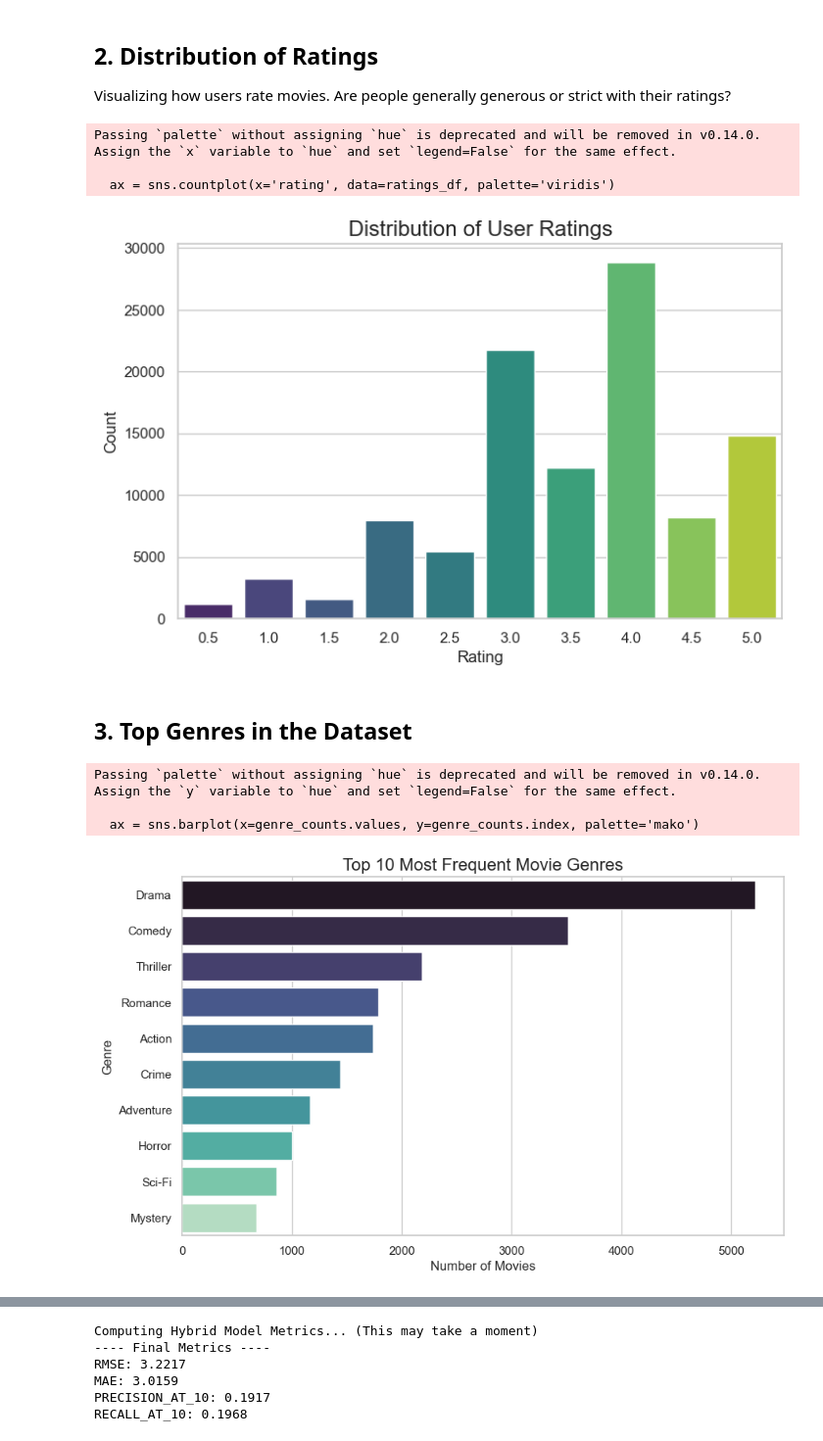
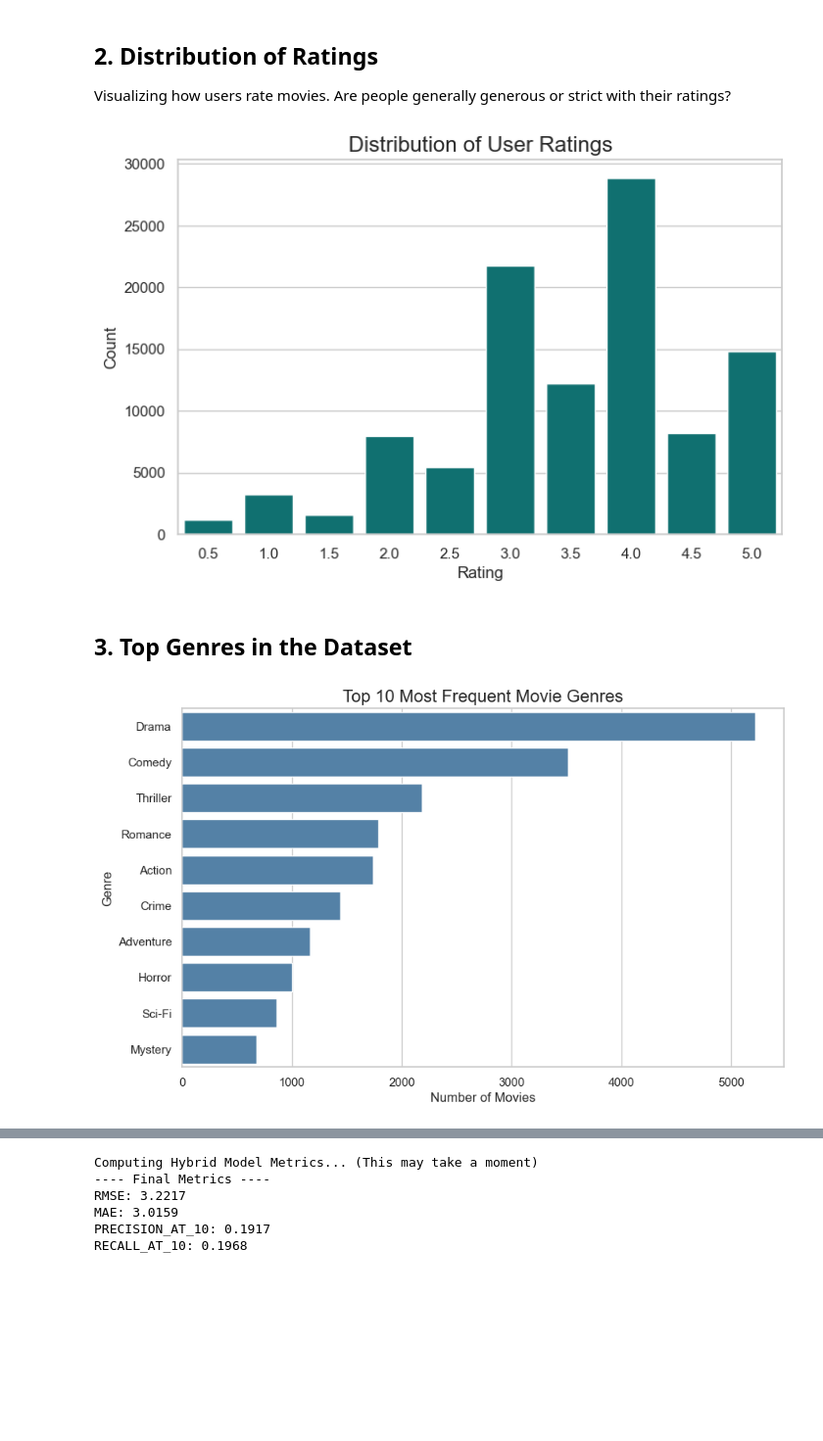
Before and after one commit to Prostorm19/movie-app, a Jupyter notebook: backend/results_analysis.ipynb, the cells around one changed output, grey strips where cells are left out. Shown at 98% size. Saved outputs shown, nothing was run; the diff lists cells and outputs as text; code cells hidden in the pictures; blank space fills up the shorter version.

```diff
--- a/backend/results_analysis.ipynb
+++ b/backend/results_analysis.ipynb
@@ -32,33 +32,27 @@ Total Ratings: 105,339
 Visualizing how users rate movies. Are people generally generous or strict with their ratings?
 # %%
 plt.figure(figsize=(8, 5))
-ax = sns.countplot(x='rating', data=ratings_df, palette='viridis')
+ax = sns.countplot(x='rating', data=ratings_df, color='teal')
 plt.title('Distribution of User Ratings', fontsize=16)
 plt.xlabel('Rating', fontsize=12)
 plt.ylabel('Count', fontsize=12)
 plt.show()
 ax.figure.savefig("rating_distribution.png", dpi=300)
 # %% [output]
-Passing `palette` without assigning `hue` is deprecated and will be removed in v0.14.0. Assign the `x` variable to `hue` and set `legend=False` for the same effect.
-
-  ax = sns.countplot(x='rating', data=ratings_df, palette='viridis')
-[figure, old version]
+[figure, new version]
 # %% [markdown]
 ## 3. Top Genres in the Dataset
 # %%
 # Split the genres string into individual genres, then explode into separate rows
 genres_exploded = movies_df['genres'].str.split('|').explode()
 genre_counts = genres_exploded.value_counts().head(10)
 
 plt.figure(figsize=(10, 6))
-ax = sns.barplot(x=genre_counts.values, y=genre_counts.index, palette='mako')
+ax = sns.barplot(x=genre_counts.values, y=genre_counts.index, color='steelblue')
 plt.title('Top 10 Most Frequent Movie Genres', fontsize=16)
 plt.xlabel('Number of Movies', fontsize=12)
 plt.ylabel('Genre', fontsize=12)
 plt.show()
 ax.figure.savefig("top_genres.png", dpi=300)
 # %% [output]
-Passing `palette` without assigning `hue` is deprecated and will be removed in v0.14.0. Assign the `y` variable to `hue` and set `legend=False` for the same effect.
-
-  ax = sns.barplot(x=genre_counts.values, y=genre_counts.index, palette='mako')
-[figure, old version]
+[figure, new version]
```
Also changed, not shown: parts of 19 cells of this notebook, 13 other files.
